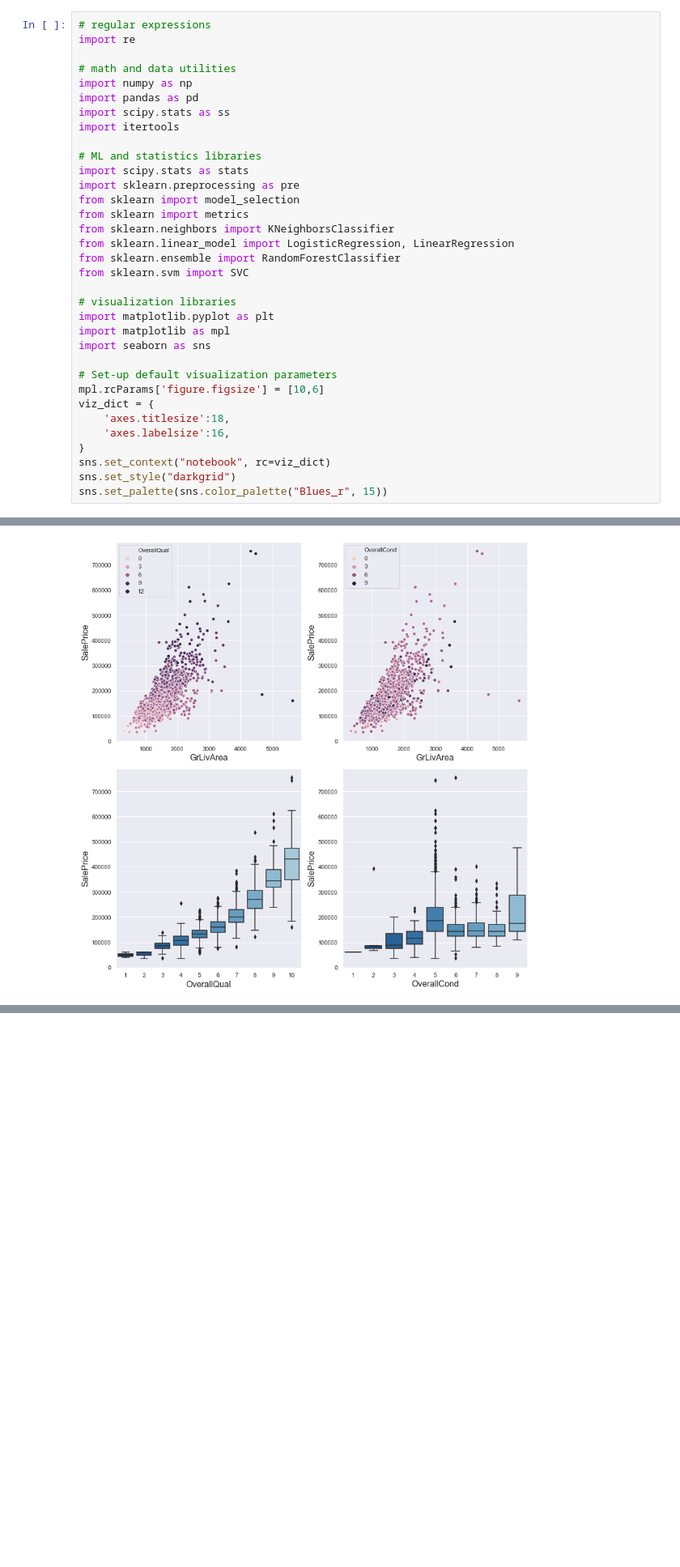
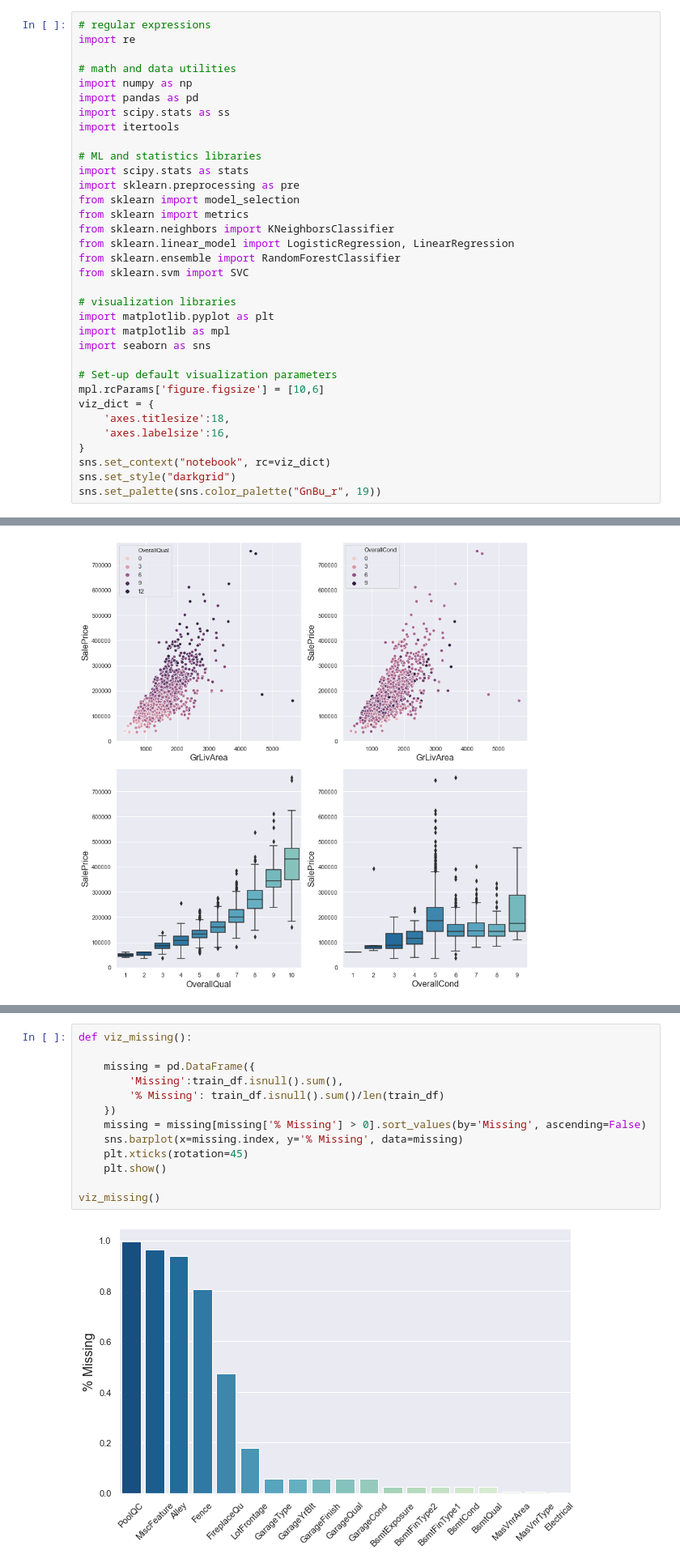
Before and after one commit to wcneill/kaggle, a Jupyter notebook: house prices/sales.ipynb, the cells around one changed output, grey strips where cells are left out. Shown: that part at 81% size. Cells and saved outputs as stored; diff of their text form; blank space fills up the shorter version.

```diff
--- a/house prices/sales.ipynb
+++ b/house prices/sales.ipynb
@@ -31,7 +31,7 @@ viz_dict = {
 }
 sns.set_context("notebook", rc=viz_dict)
 sns.set_style("darkgrid")
-sns.set_palette(sns.color_palette("Blues_r", 15))
+sns.set_palette(sns.color_palette("GnBu_r", 19))
 # %% [markdown]
 # Exploratory Data Analysis of Home Prices
 
@@ -98,0 +103,15 @@ Next we will run through some of the other most intuitive predictors of home sal
+# %%
+def viz_missing():
+
+    missing = pd.DataFrame({
+        'Missing':train_df.isnull().sum(),
+        '% Missing': train_df.isnull().sum()/len(train_df)
+    })
+    missing = missing[missing['% Missing'] > 0].sort_values(by='Missing', ascending=False)
+    sns.barplot(x=missing.index, y='% Missing', data=missing)
+    plt.xticks(rotation=45)
+    plt.show()
+
+viz_missing()
+# %% [output]
+[figure, added]
```
Also changed, not shown: parts of 48 cells of this notebook.
